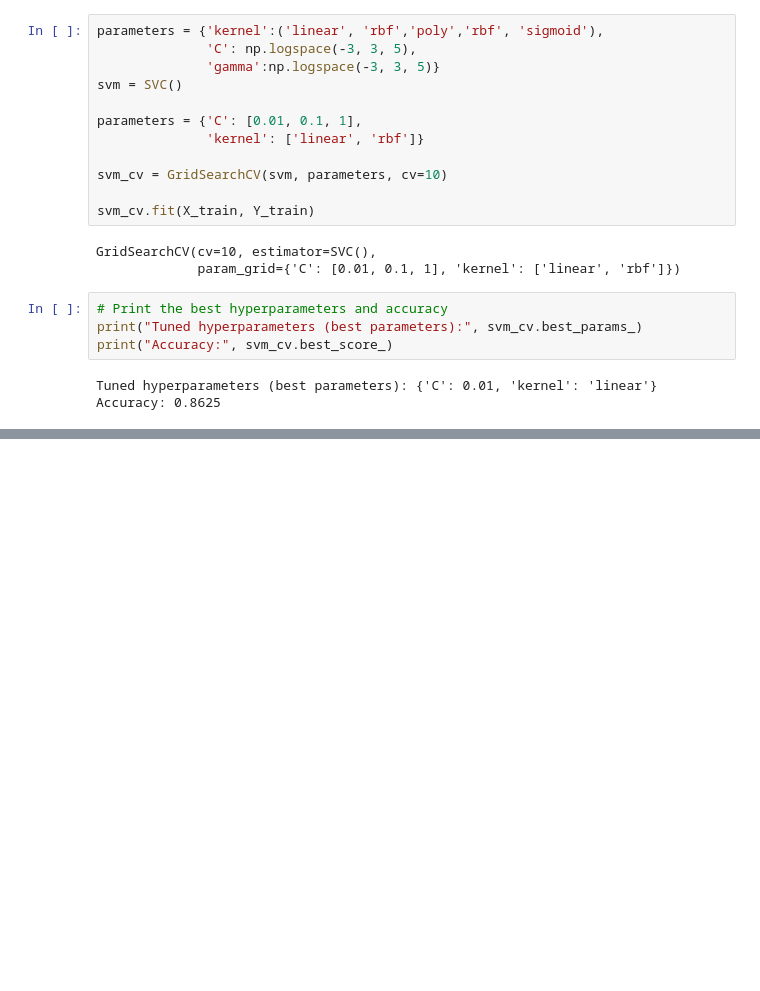
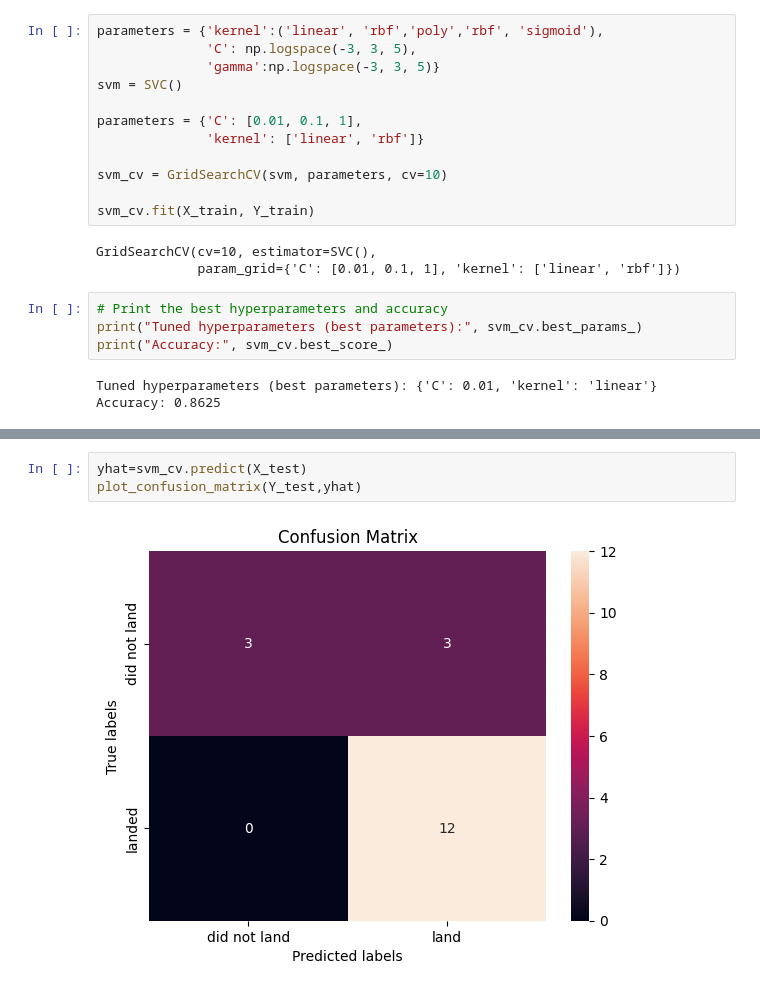
Before and after one commit to Hasan082/AI_and_Machine_learning, a Jupyter notebook: machien_learning/Applied Data Science Capstone/Space_X_Falcon_9_First_Stage_Landing_Prediction.ipynb, the cells around one changed output, grey strips where cells are left out. Cells and saved outputs as stored; diff of their text form; blank space fills up the shorter version.

```diff
--- a/machien_learning/Applied Data Science Capstone/Space_X_Falcon_9_First_Stage_Landing_Prediction.ipynb
+++ b/machien_learning/Applied Data Science Capstone/Space_X_Falcon_9_First_Stage_Landing_Prediction.ipynb
@@ -169,0 +180,5 @@ Accuracy: 0.8625
+# %%
+yhat=svm_cv.predict(X_test)
+plot_confusion_matrix(Y_test,yhat)
+# %% [output]
+[figure, added]
```
Also changed, not shown: parts of 16 cells of this notebook.
